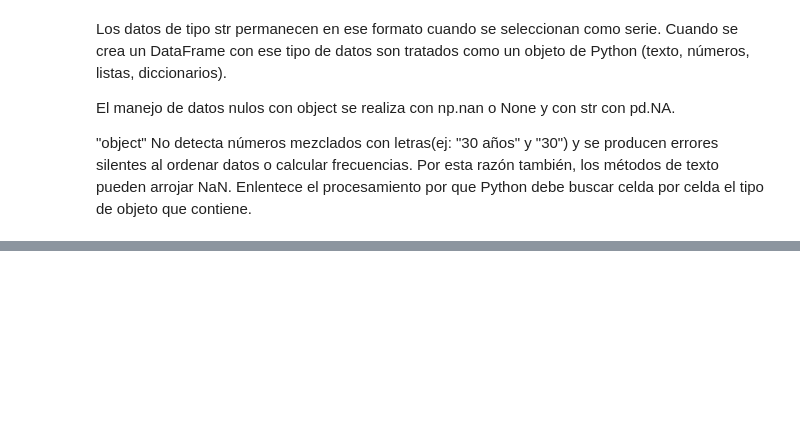
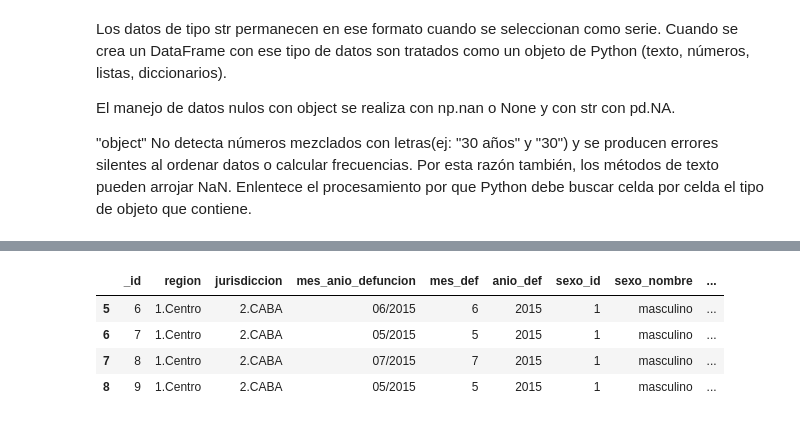
Before and after one commit to gastonruston/Portfolio, a Jupyter notebook: 01-fundamentos/04_pandas_basico.ipynb, the cells around one changed output, grey strips where cells are left out. Cells and saved outputs as stored; diff of their text form; code cells hidden in the pictures; blank space fills up the shorter version.

```diff
--- a/01-fundamentos/04_pandas_basico.ipynb
+++ b/01-fundamentos/04_pandas_basico.ipynb
@@ -222,0 +261,9 @@ El manejo de datos nulos con object se realiza con np.nan o None y con str con p
+# %%
+#Selecciona un rango de filas (5 a la 8)
+defunciones.iloc[5:9,:]
+# %% [output]
+|  | _id | region | jurisdiccion | mes_anio_defuncion | mes_def | anio_def | sexo_id | sexo_nombre | ... |
+| 5 | 6 | 1.Centro | 2.CABA | 06/2015 | 6 | 2015 | 1 | masculino | ... |
+| 6 | 7 | 1.Centro | 2.CABA | 05/2015 | 5 | 2015 | 1 | masculino | ... |
+| 7 | 8 | 1.Centro | 2.CABA | 07/2015 | 7 | 2015 | 1 | masculino | ... |
+| 8 | 9 | 1.Centro | 2.CABA | 05/2015 | 5 | 2015 | 1 | masculino | ... |
```
Also changed, not shown: parts of 12 cells of this notebook.
